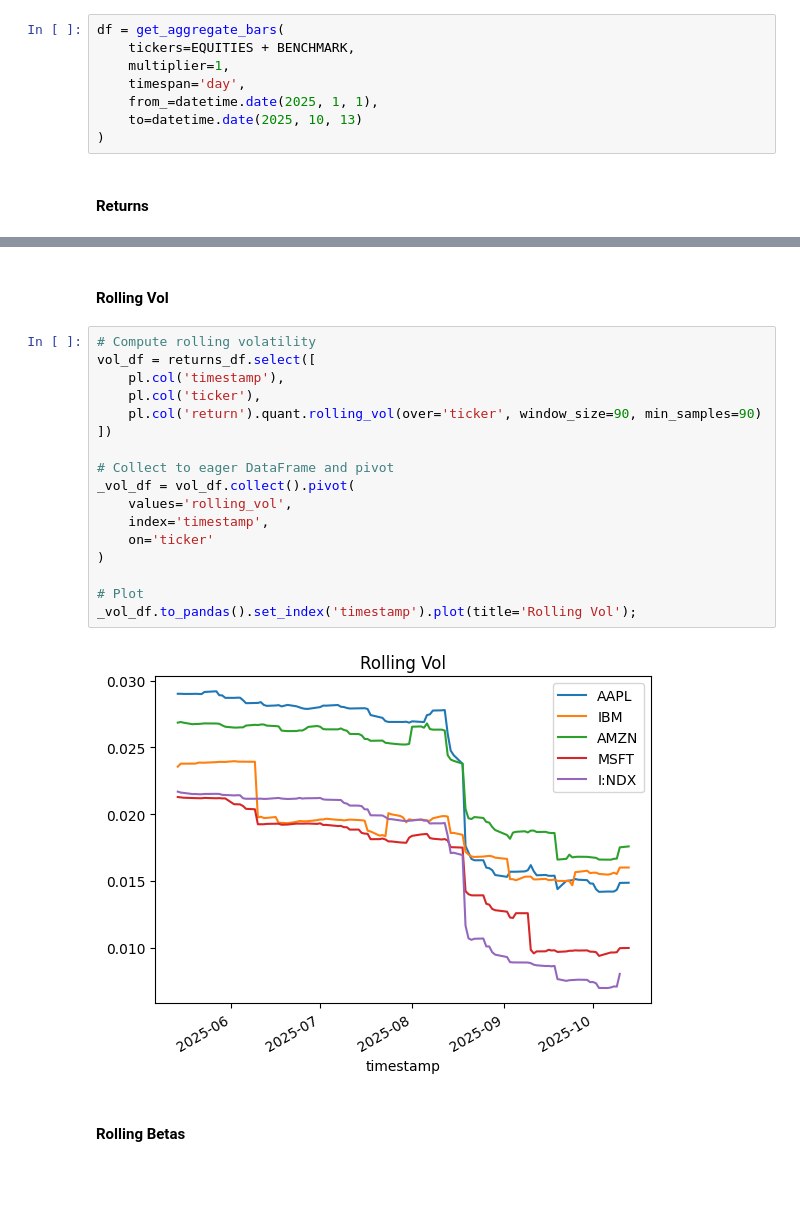
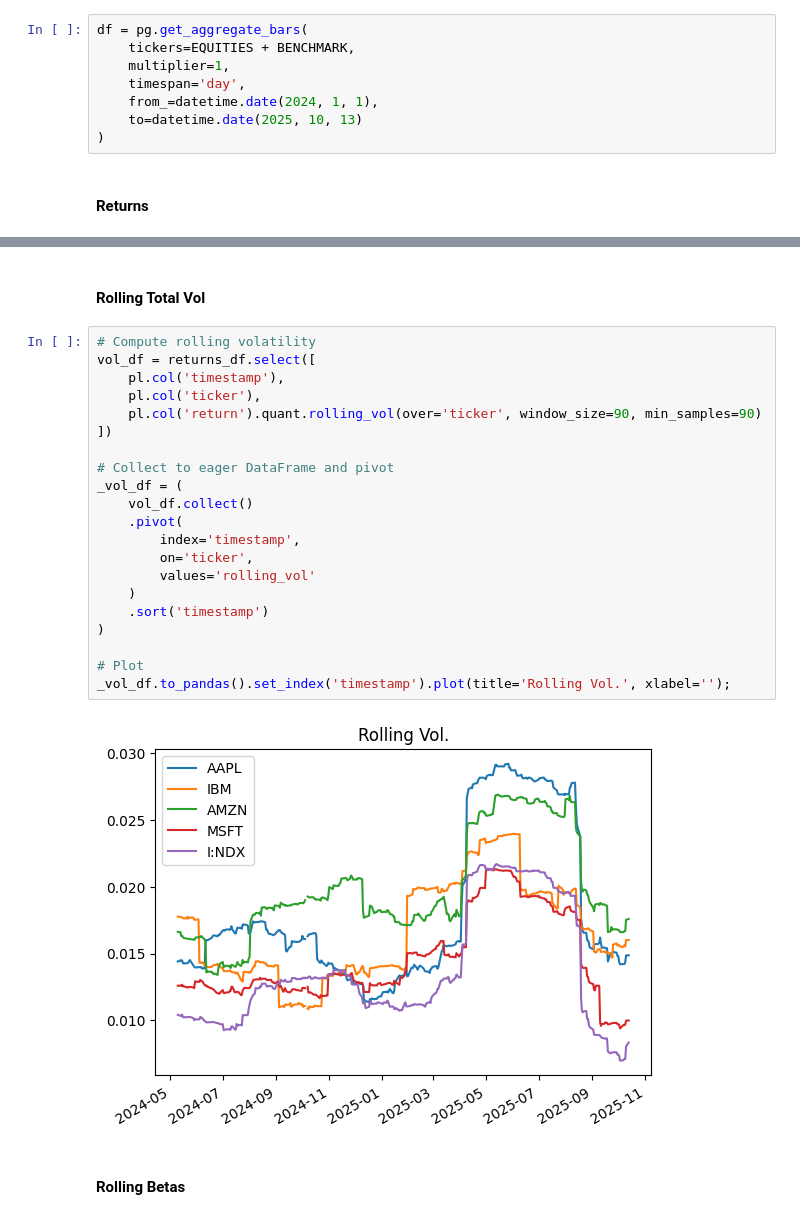
Before and after one commit to bayquant/spectral, a Jupyter notebook: runner.ipynb, the cells around one changed output, grey strips where cells are left out. Drawn from its saved outputs; the diff is of its cells as text; blank space fills up the shorter version.

```diff
--- a/runner.ipynb
+++ b/runner.ipynb
@@ -13,11 +15,11 @@ BENCHMARK = ['I:NDX']
 # %% [markdown]
 #### Get Daily Bar Data from Polygon
 # %%
-df = get_aggregate_bars(
+df = pg.get_aggregate_bars(
     tickers=EQUITIES + BENCHMARK,
     multiplier=1,
     timespan='day',
-    from_=datetime.date(2025, 1, 1),
+    from_=datetime.date(2024, 1, 1),
     to=datetime.date(2025, 10, 13)
 )
 # %% [markdown]
@@ -44,24 +51,28 @@ _returns_df.to_pandas().set_index('timestamp').add(1).cumprod().sub(1).plot(titl
 # %% [markdown]
-#### Rolling Vol
+#### Rolling Total Vol
 # %%
 # Compute rolling volatility
 vol_df = returns_df.select([
     pl.col('timestamp'),
     pl.col('ticker'),
     pl.col('return').quant.rolling_vol(over='ticker', window_size=90, min_samples=90)
 ])
 
 # Collect to eager DataFrame and pivot
-_vol_df = vol_df.collect().pivot(
-    values='rolling_vol',
-    index='timestamp',
-    on='ticker'
+_vol_df = (
+    vol_df.collect()
+    .pivot(
+        index='timestamp',
+        on='ticker',
+        values='rolling_vol'
+    )
+    .sort('timestamp')
 )
 
 # Plot
-_vol_df.to_pandas().set_index('timestamp').plot(title='Rolling Vol');
+_vol_df.to_pandas().set_index('timestamp').plot(title='Rolling Vol.', xlabel='');
 # %% [output]
-[figure, old version]
+[figure, new version]
 # %% [markdown]
 #### Rolling Betas
 # %%
```
Also changed, not shown: parts of 12 cells of this notebook, 6 other files.
